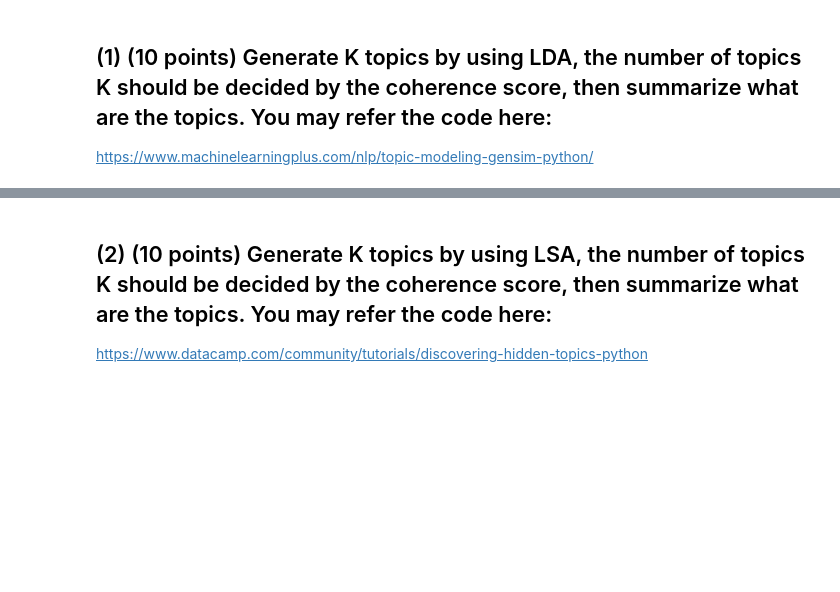
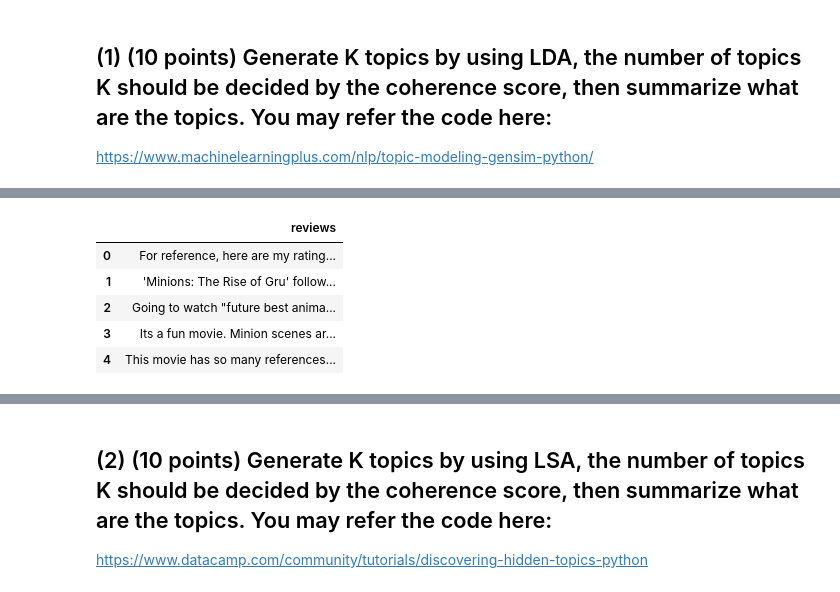
Before and after one commit to jessejk484/Jashwanthkalyan_INFO5731_SPRING2023, a Jupyter notebook: In_class_exercise_04_03282023.ipynb, the cells around one changed output, grey strips where cells are left out. Drawn from its saved outputs; the diff is of its cells as text; code cells hidden in the pictures; blank space fills up the shorter version.

```diff
--- a/In_class_exercise_04_03282023.ipynb
+++ b/In_class_exercise_04_03282023.ipynb
@@ -106,3 +44,15 @@ memory usage: 1.7+ KB
+# %%
+df = pd.DataFrame({'reviews': imdb_reviews})
+
+df.to_csv('reviews.csv')
+df.head()
+# %% [output]
+|  | reviews |
+| 0 | For reference, here are my rating... |
+| 1 | 'Minions: The Rise of Gru' follow... |
+| 2 | Going to watch "future best anima... |
+| 3 | Its a fun movie. Minion scenes ar... |
+| 4 | This movie has so many references... |
 # %%
 import nltk; nltk.download('stopwords')
 # %% [output]
```
Also changed, not shown: parts of 41 cells of this notebook.
